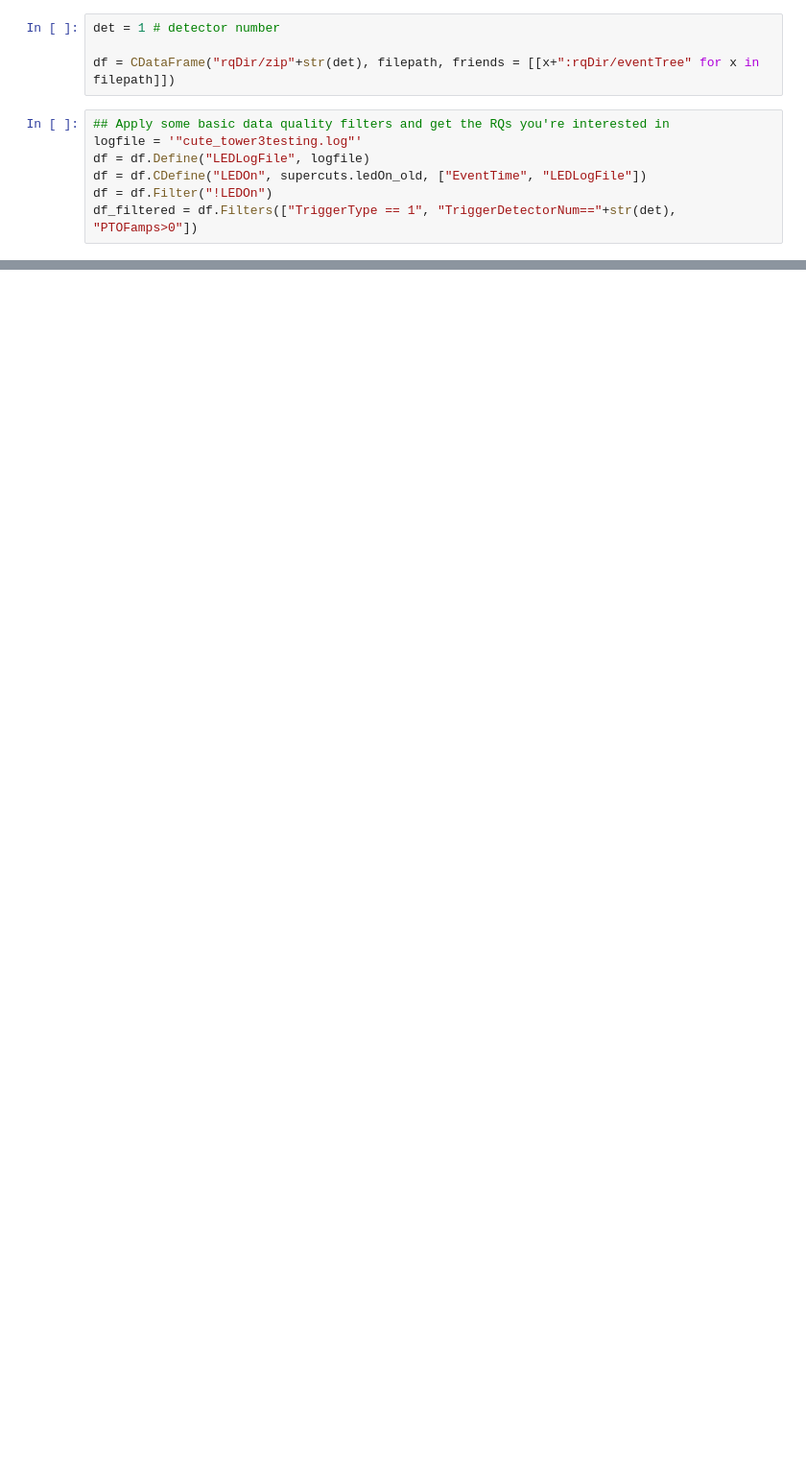
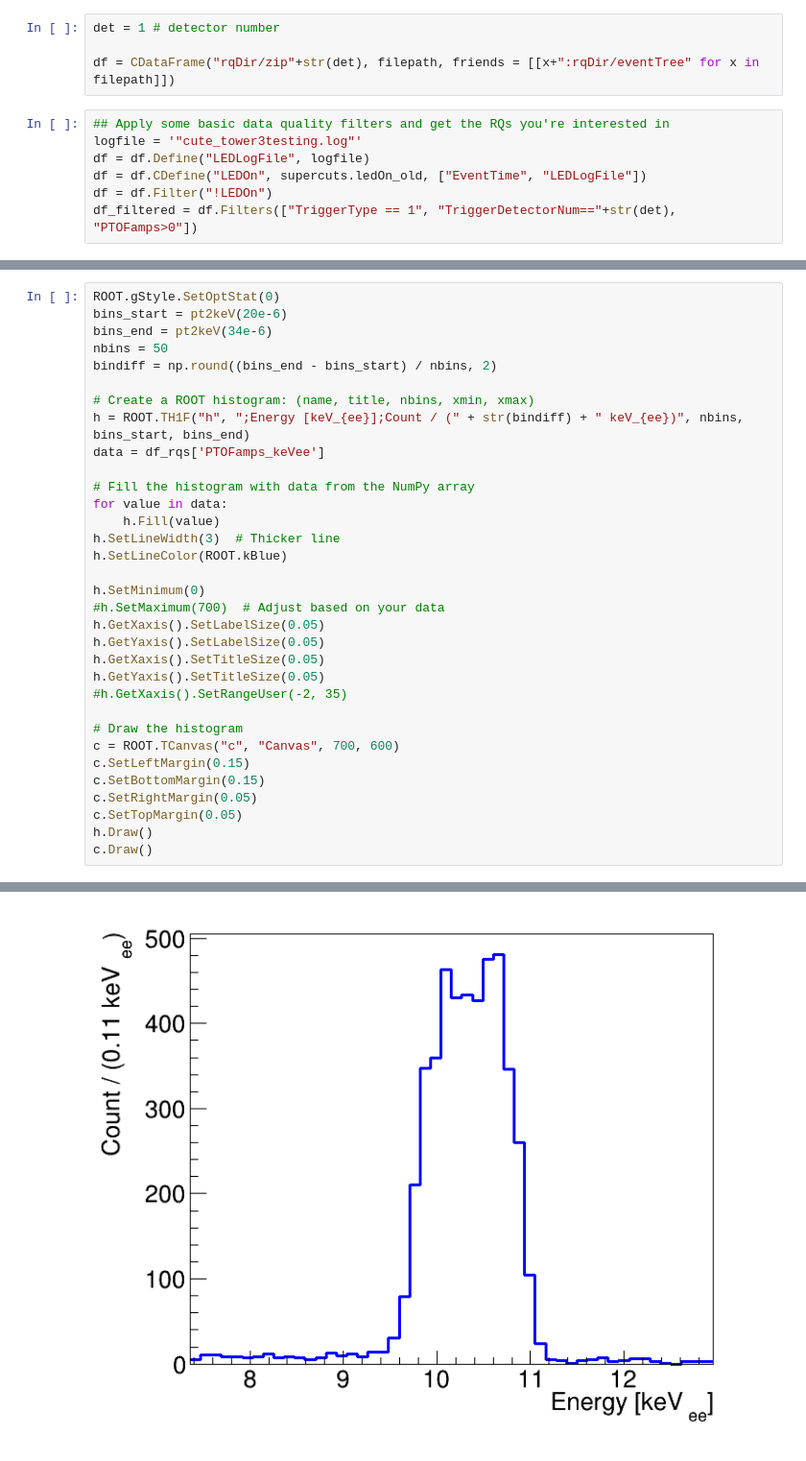
Before and after one commit to perry5334/CDMS, a Jupyter notebook: notebooks/CUTE/Ge71_Lines/GeCalib_SignalYield_CUTE.ipynb, the cells around one changed output, grey strips where cells are left out. Shown at 96% size. Saved outputs shown, nothing was run; the diff lists cells and outputs as text; blank space fills up the shorter version.

```diff
--- a/notebooks/CUTE/Ge71_Lines/GeCalib_SignalYield_CUTE.ipynb
+++ b/notebooks/CUTE/Ge71_Lines/GeCalib_SignalYield_CUTE.ipynb
@@ -407,0 +155,34 @@ plt.xlim(2.5, 4.8)
+# %%
+ROOT.gStyle.SetOptStat(0)
+bins_start = pt2keV(20e-6)
+bins_end = pt2keV(34e-6)
+nbins = 50
+bindiff = np.round((bins_end - bins_start) / nbins, 2)
+
+# Create a ROOT histogram: (name, title, nbins, xmin, xmax)
+h = ROOT.TH1F("h", ";Energy [keV_{ee}];Count / (" + str(bindiff) + " keV_{ee})", nbins, bins_start, bins_end)
+data = df_rqs['PTOFamps_keVee']
+
+# Fill the histogram with data from the NumPy array
+for value in data:
+    h.Fill(value)
+h.SetLineWidth(3)  # Thicker line
+h.SetLineColor(ROOT.kBlue)
+
+h.SetMinimum(0)
+#h.SetMaximum(700)  # Adjust based on your data
+h.GetXaxis().SetLabelSize(0.05)
+h.GetYaxis().SetLabelSize(0.05)
+h.GetXaxis().SetTitleSize(0.05)
+h.GetYaxis().SetTitleSize(0.05)
+#h.GetXaxis().SetRangeUser(-2, 35)
+
+# Draw the histogram
+c = ROOT.TCanvas("c", "Canvas", 700, 600)
+c.SetLeftMargin(0.15)
+c.SetBottomMargin(0.15)
+c.SetRightMargin(0.05)
+c.SetTopMargin(0.05)
+h.Draw()
+c.Draw()
+# %% [output]
@@ -407,0 +191 @@ plt.xlim(2.5, 4.8)
+[figure, added]
```
Also changed, not shown: parts of 56 cells of this notebook, 7 other files.
